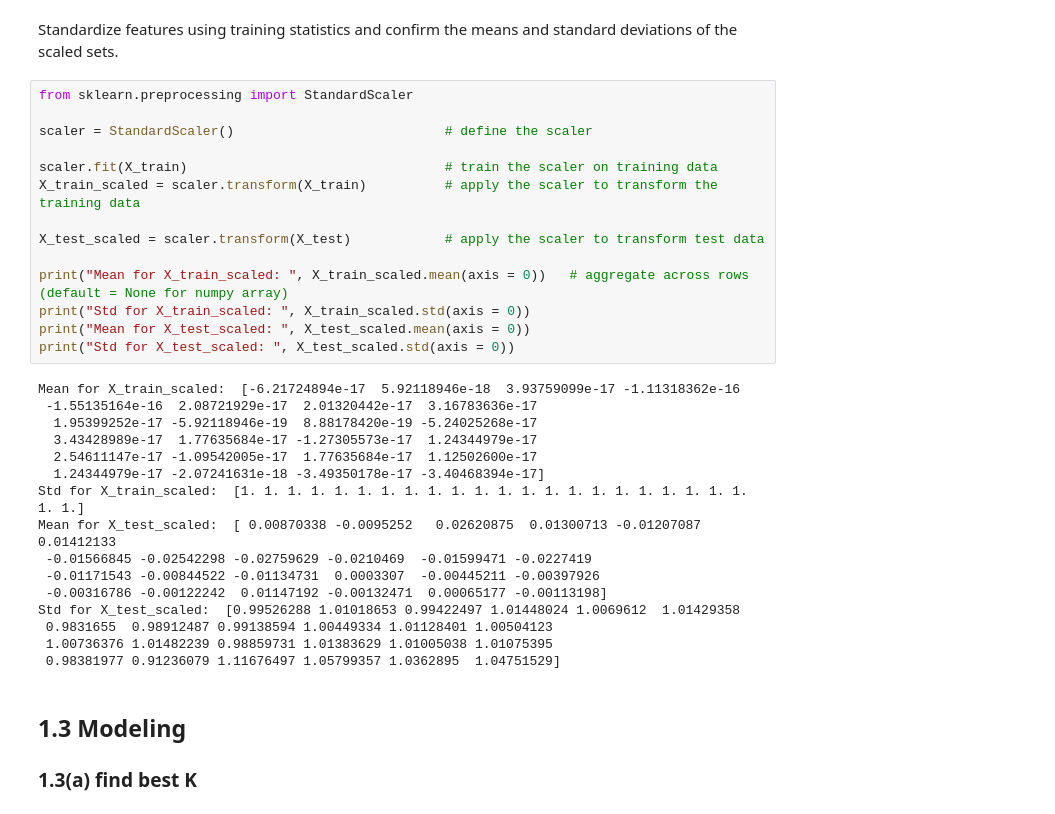
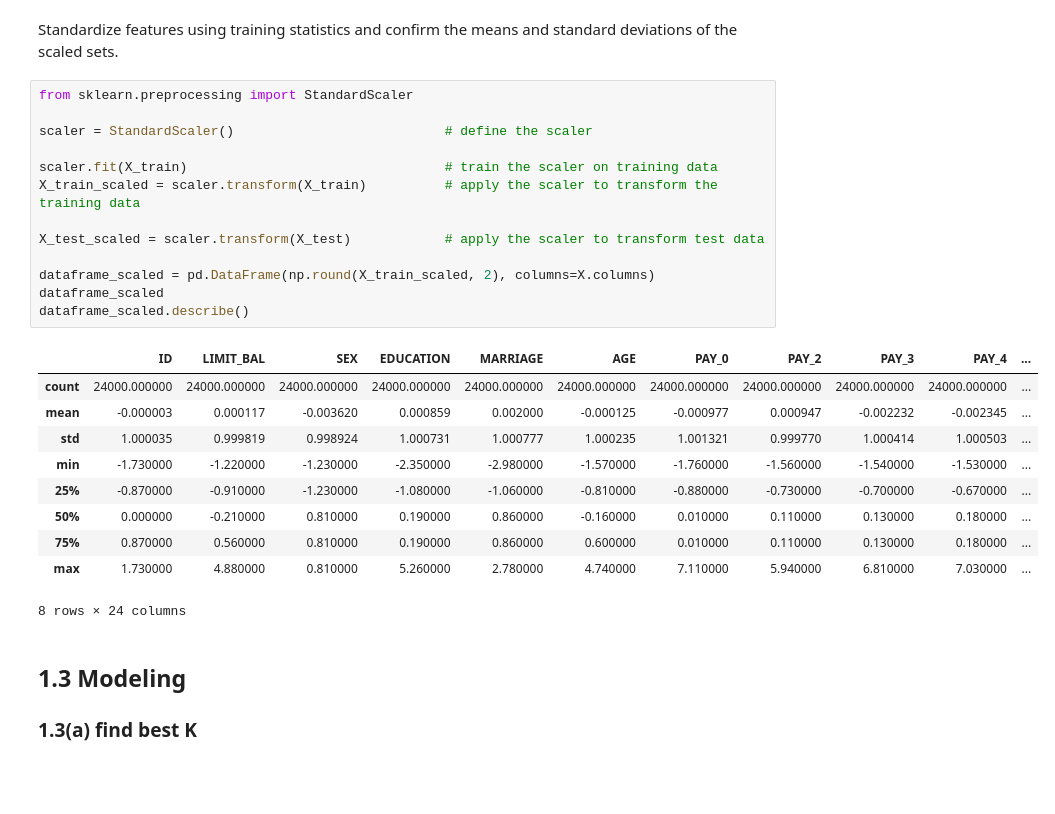
Before and after one commit to albertoquiroga-ctrl/exchange-data-concepts, a Jupyter notebook: Code/Final Project/KNN/KNN_FinalProj.ipynb, the cells around one changed output. Cells and saved outputs as stored; diff of their text form; blank space fills up the shorter version.

```diff
--- a/Code/Final Project/KNN/KNN_FinalProj.ipynb
+++ b/Code/Final Project/KNN/KNN_FinalProj.ipynb
@@ -89,33 +89,27 @@ Standardize features using training statistics and confirm the means and standar
 # %%
 from sklearn.preprocessing import StandardScaler
 
 scaler = StandardScaler()                           # define the scaler
 
 scaler.fit(X_train)                                 # train the scaler on training data
 X_train_scaled = scaler.transform(X_train)          # apply the scaler to transform the training data
 
 X_test_scaled = scaler.transform(X_test)            # apply the scaler to transform test data
 
-print("Mean for X_train_scaled: ", X_train_scaled.mean(axis = 0))   # aggregate across rows (default = None for numpy array)
-print("Std for X_train_scaled: ", X_train_scaled.std(axis = 0))
-print("Mean for X_test_scaled: ", X_test_scaled.mean(axis = 0))
-print("Std for X_test_scaled: ", X_test_scaled.std(axis = 0))
+dataframe_scaled = pd.DataFrame(np.round(X_train_scaled, 2), columns=X.columns)
+dataframe_scaled
+dataframe_scaled.describe()
 # %% [output]
+|  | ID | LIMIT_BAL | SEX | EDUCATION | MARRIAGE | AGE | PAY_0 | PAY_2 | PAY_3 | PAY_4 | ... |
+| count | 24000.000000 | 24000.000000 | 24000.000000 | 24000.000000 | 24000.000000 | 24000.000000 | 24000.000000 | 24000.000000 | 24000.000000 | 24000.000000 | ... |
+| mean | -0.000003 | 0.000117 | -0.003620 | 0.000859 | 0.002000 | -0.000125 | -0.000977 | 0.000947 | -0.002232 | -0.002345 | ... |
+| std | 1.000035 | 0.999819 | 0.998924 | 1.000731 | 1.000777 | 1.000235 | 1.001321 | 0.999770 | 1.000414 | 1.000503 | ... |
+| min | -1.730000 | -1.220000 | -1.230000 | -2.350000 | -2.980000 | -1.570000 | -1.760000 | -1.560000 | -1.540000 | -1.530000 | ... |
+| 25% | -0.870000 | -0.910000 | -1.230000 | -1.080000 | -1.060000 | -0.810000 | -0.880000 | -0.730000 | -0.700000 | -0.670000 | ... |
+| 50% | 0.000000 | -0.210000 | 0.810000 | 0.190000 | 0.860000 | -0.160000 | 0.010000 | 0.110000 | 0.130000 | 0.180000 | ... |
+| 75% | 0.870000 | 0.560000 | 0.810000 | 0.190000 | 0.860000 | 0.600000 | 0.010000 | 0.110000 | 0.130000 | 0.180000 | ... |
+| max | 1.730000 | 4.880000 | 0.810000 | 5.260000 | 2.780000 | 4.740000 | 7.110000 | 5.940000 | 6.810000 | 7.030000 | ... |
-Mean for X_train_scaled:  [-6.21724894e-17  5.92118946e-18  3.93759099e-17 -1.11318362e-16
- -1.55135164e-16  2.08721929e-17  2.01320442e-17  3.16783636e-17
-  1.95399252e-17 -5.92118946e-19  8.88178420e-19 -5.24025268e-17
-  3.43428989e-17  1.77635684e-17 -1.27305573e-17  1.24344979e-17
-  2.54611147e-17 -1.09542005e-17  1.77635684e-17  1.12502600e-17
-  1.24344979e-17 -2.07241631e-18 -3.49350178e-17 -3.40468394e-17]
-Std for X_train_scaled:  [1. 1. 1. 1. 1. 1. 1. 1. 1. 1. 1. 1. 1. 1. 1. 1. 1. 1. 1. 1. 1. 1. 1. 1.]
-Mean for X_test_scaled:  [ 0.00870338 -0.0095252   0.02620875  0.01300713 -0.01207087  0.01412133
- -0.01566845 -0.02542298 -0.02759629 -0.0210469  -0.01599471 -0.0227419
- -0.01171543 -0.00844522 -0.01134731  0.0003307  -0.00445211 -0.00397926
- -0.00316786 -0.00122242  0.01147192 -0.00132471  0.00065177 -0.00113198]
-Std for X_test_scaled:  [0.99526288 1.01018653 0.99422497 1.01448024 1.0069612  1.01429358
- 0.9831655  0.98912487 0.99138594 1.00449334 1.01128401 1.00504123
- 1.00736376 1.01482239 0.98859731 1.01383629 1.01005038 1.01075395
- 0.98381977 0.91236079 1.11676497 1.05799357 1.0362895  1.04751529]
+8 rows × 24 columns
 # %% [markdown]
 ## 1.3  Modeling
 
```
Also changed, not shown: parts of 3 cells of this notebook.
